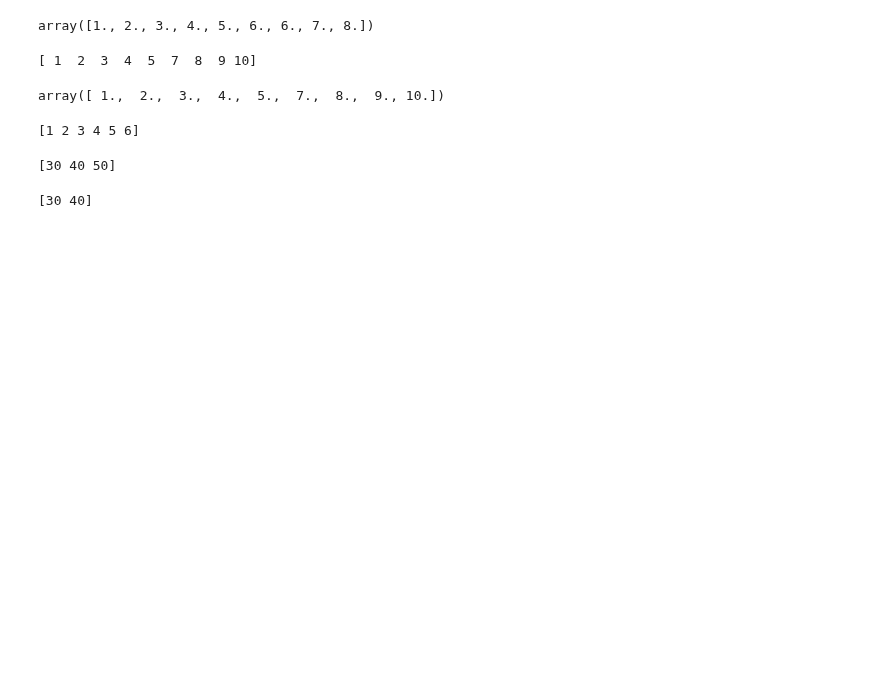
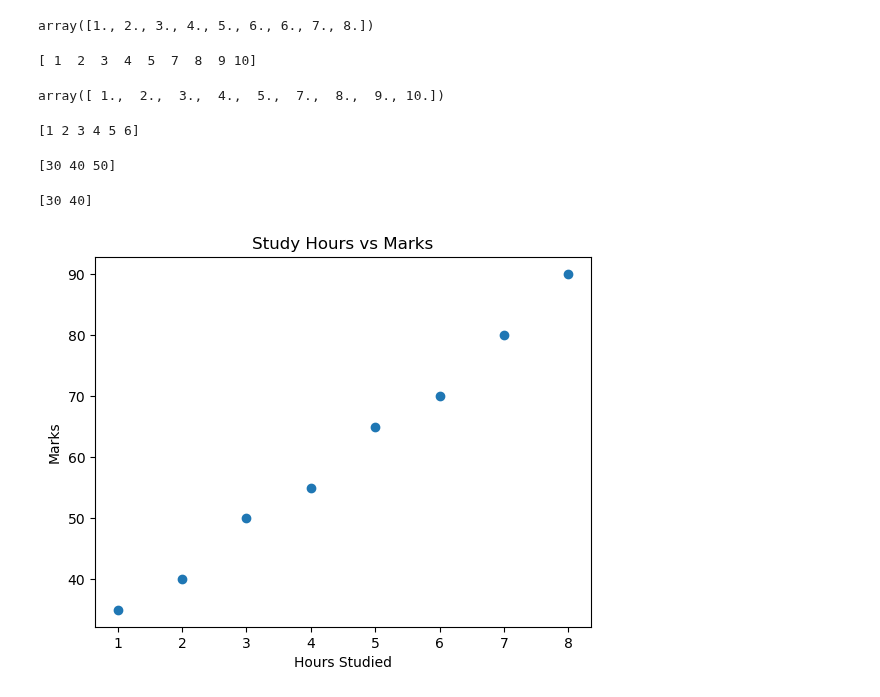
Before and after one commit to Kaif-Specs/Python, a Jupyter notebook: class.ipynb, the cells around one changed output. Saved outputs shown, nothing was run; the diff lists cells and outputs as text; code cells hidden in the pictures; blank space fills up the shorter version.

```diff
--- a/class.ipynb
+++ b/class.ipynb
@@ -390,3 +399,14 @@ filtered_value=arr[(arr>20)&(arr<50)]
 print(filtered_value)
 # %% [output]
 [30 40]
+# %%
+import matplotlib.pyplot as plt
+hours = [1, 2, 3, 4, 5, 6, 7, 8]
+marks = [35, 40, 50, 55, 65, 70, 80, 90]
+plt.scatter(hours, marks) or plt.scatter(x, y, color='blue', s=100, marker='o')
+plt.title("Study Hours vs Marks")
+plt.xlabel("Hours Studied")
+plt.ylabel("Marks")
+plt.show()
+# %% [output]
+[figure, added]
```
Also changed, not shown: parts of 20 cells of this notebook, 4 other files.
